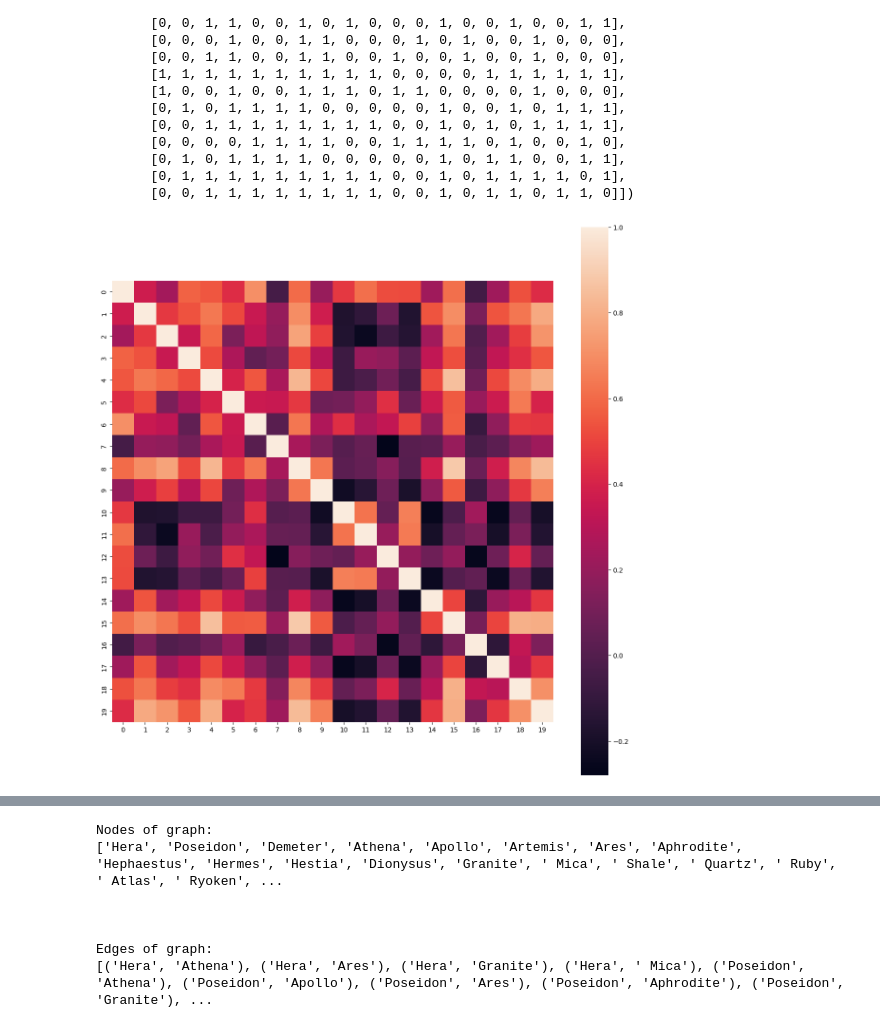
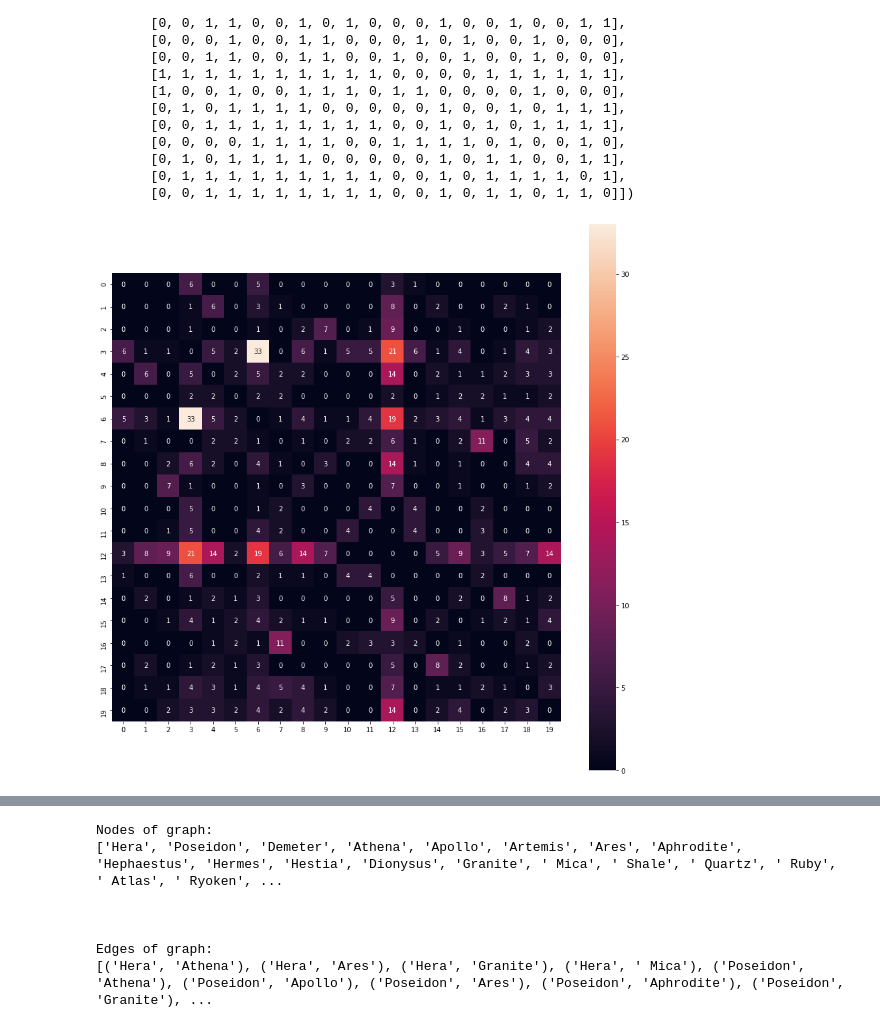
Before and after one commit to erifejams/Autonomous-Systems, a Jupyter notebook: final_code.ipynb, the cells around one changed output, grey strips where cells are left out. Drawn from its saved outputs; the diff is of its cells as text; code cells hidden in the pictures.

```diff
--- a/final_code.ipynb
+++ b/final_code.ipynb
@@ -431,7 +430,6 @@ ind = np.unravel_index(np.argmax(adj, axis=None), adj.shape)
 
 #how many computers they share with each other
 print(adj[ind])
-adj=adj/(adj[ind])
 # %% [output]
 (20, 20)
 [[ 0  0  0  6  0  0  5  0  0  0  0  0  3  1  0  0  0  0  0  0]
@@ -504,14 +530,15 @@ array([[0, 0, 0, 1, 0, 0, 1, 0, 0, 0, 0, 0, 1, 1, 0, 0, 0, 0, 0, 0],
        [0, 1, 1, 1, 1, 1, 1, 1, 1, 1, 0, 0, 1, 0, 1, 1, 1, 1, 0, 1],
        [0, 0, 1, 1, 1, 1, 1, 1, 1, 1, 0, 0, 1, 0, 1, 1, 0, 1, 1, 0]])
 # %%
-###HEATMAP BASED ON THE CORRELATION BETWEEN THE SERVERS
+###HEATMAP
 
-heapMapCorrFeature = pd.DataFrame(adj).corr()
+#based on the adjecency matrix above, shows which
+heapMapCorrFeature = pd.DataFrame(adj)
 fig = plt.figure(figsize=(15,15))
-sns.heatmap(heapMapCorrFeature, square = True)
+sns.heatmap(heapMapCorrFeature, annot=True, square = True)
 plt.show()
 # %% [output]
-[figure, old version]
+[figure, new version]
 # %%
 G = nx.from_numpy_matrix(adj, create_using=nx.Graph)
 layout = nx.spring_layout(G)
```
Also changed, not shown: parts of 31 cells of this notebook.
